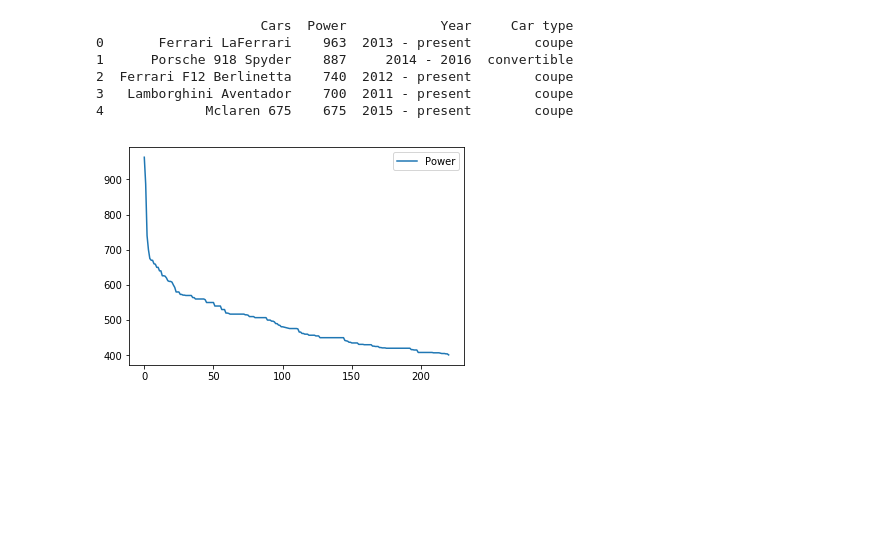
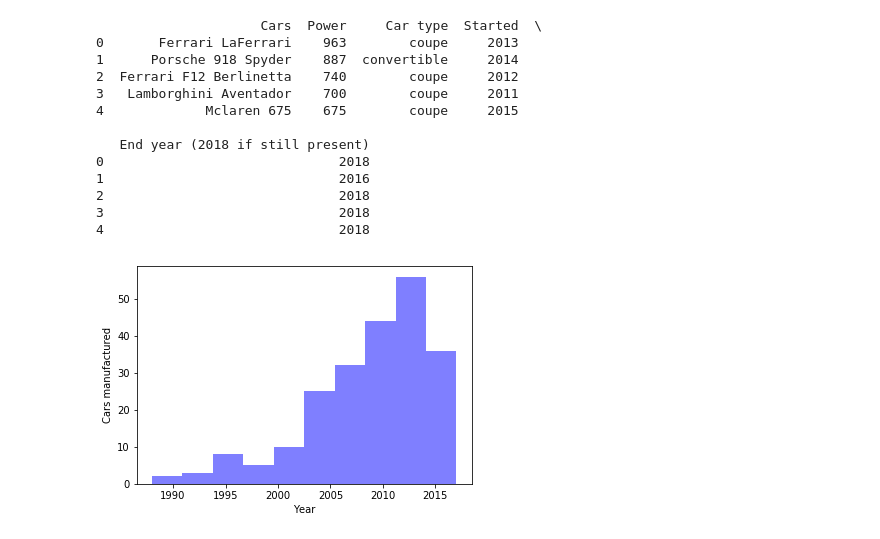
Before and after one commit to prashantgupta24/python-web-scraper, a Jupyter notebook: src/carinfo_plots.ipynb, the cells around one changed output. Drawn from its saved outputs; the diff is of its cells as text; code cells hidden in the pictures; blank space fills up the shorter version.

Commit message:
merging dev changes (#3)
* edited year field

* edited screenshot

* changed home screen image

* adding plots

* refactored plots

* refactored plots

* updated readme

```diff
--- a/src/carinfo_plots.ipynb
+++ b/src/carinfo_plots.ipynb
@@ -3,16 +3,26 @@ import pandas as pd
 import matplotlib.pyplot as plt
 # %%
 carDataFrame = pd.read_csv("carInfo.csv")
+print(carDataFrame.head())
+# %% [output]
+                     Cars  Power     Car type  Started  \
+0       Ferrari LaFerrari    963        coupe     2013
+1      Porsche 918 Spyder    887  convertible     2014
+2  Ferrari F12 Berlinetta    740        coupe     2012
+3   Lamborghini Aventador    700        coupe     2011
+4             Mclaren 675    675        coupe     2015
+
+   End year (2018 if still present)
+0                              2018
+1                              2016
+2                              2018
+3                              2018
+4                              2018
-# %%
-print(carDataFrame.head())
-# %% [output]
-                     Cars  Power            Year     Car type
-0       Ferrari LaFerrari    963  2013 - present        coupe
-1      Porsche 918 Spyder    887     2014 - 2016  convertible
-2  Ferrari F12 Berlinetta    740  2012 - present        coupe
-3   Lamborghini Aventador    700  2011 - present        coupe
-4             Mclaren 675    675  2015 - present        coupe
-# %%
-carDataFrame.plot();
-# %% [output]
-[figure, removed]
+# %%
+carDataFrame=carDataFrame.sort_values(by=["Started"])
+plt.hist(carDataFrame["Started"], 10, facecolor='blue', alpha=0.5)
+plt.xlabel('Year')
+plt.ylabel('Cars manufactured')
+plt.show()
+# %% [output]
+[figure, added]
```
Also changed, not shown: parts of 7 cells of this notebook, 2 other files.
